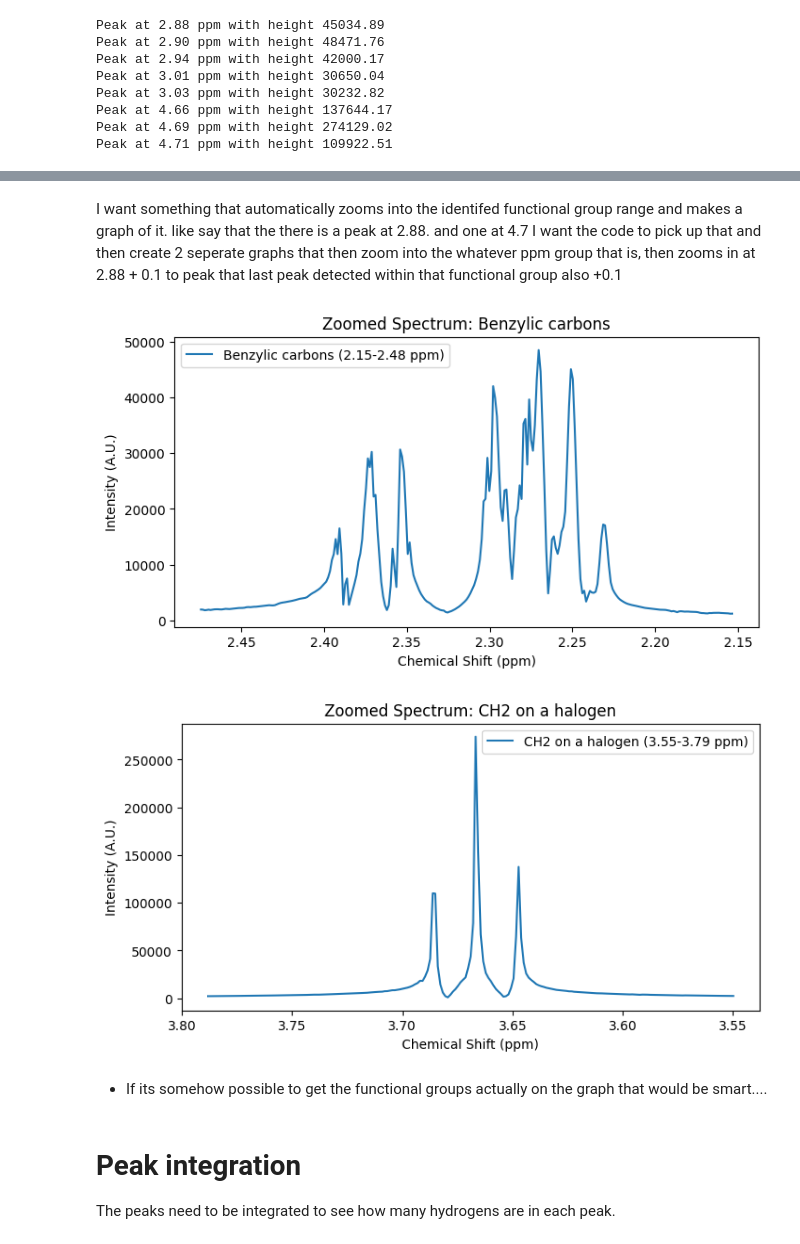
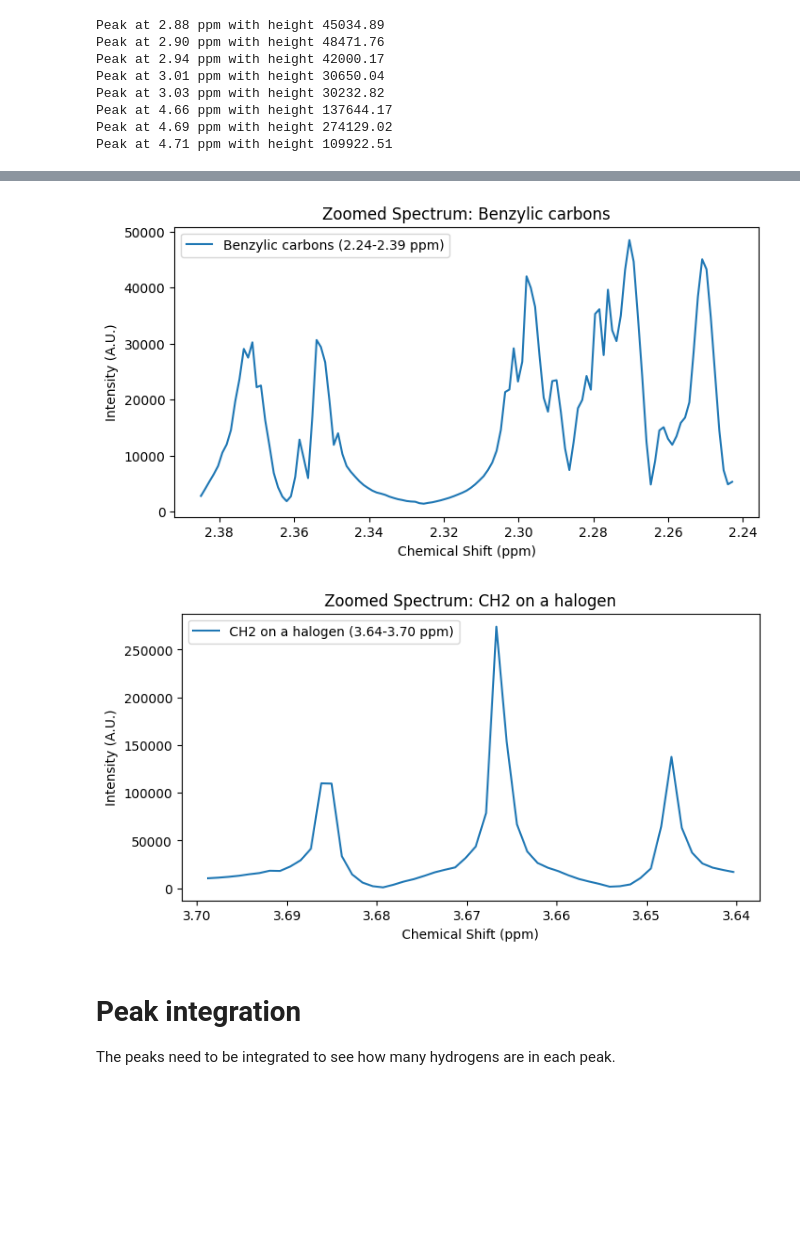
Before and after one commit to Quintinlf/NMR-Project, a Jupyter notebook: parsing_nmr_data.ipynb, the cells around one changed output, grey strips where cells are left out. Drawn from its saved outputs; the diff is of its cells as text; code cells hidden in the pictures; blank space fills up the shorter version.

```diff
--- a/parsing_nmr_data.ipynb
+++ b/parsing_nmr_data.ipynb
@@ -280,7 +276,5 @@ I am having difficulties here but I think that you might be better able to do it
-# %% [markdown]
-I want something that automatically zooms into the identifed functional group range and makes a graph of it. like say that the there is a peak at 2.88. and one at 4.7 I want the code to pick up that and then create 2 seperate graphs that then zoom into the whatever ppm group that is, then zooms in at 2.88 + 0.1 to peak that last peak detected within that functional group also +0.1
 # %%
-def auto_zoom_functional_groups(positive_frequencies, positive_magnitude, identified_groups, ppm_shifts, buffer=0.1):
+def auto_zoom_functional_groups(positive_frequencies, positive_magnitude, identified_groups, ppm_shifts, buffer=0.01):
     """
     For each functional group with detected peaks, plot a zoomed-in graph
     covering the range from the lowest to highest detected peak in that group,
@@ -296,38 +290,36 @@ def auto_zoom_functional_groups(positive_frequencies, positive_magnitude, identi
         if not ppm_range_str:
             continue
         ppm_min, ppm_max = map(float, ppm_range_str.replace("ppm", "").split("-"))
         # Only consider peaks within the defined ppm range for the group
         peaks_in_range = [ppm for ppm in peaks if ppm_min <= ppm <= ppm_max]
         if not peaks_in_range:
             continue
         # Define zoom window: min and max peak in group ± buffer
         zoom_min = min(peaks_in_range) - buffer
         zoom_max = max(peaks_in_range) + buffer
         # Mask for the zoomed region
         ppm_axis = positive_frequencies / 399.78219838
         mask = (ppm_axis >= zoom_min) & (ppm_axis <= zoom_max)
         # Plot
         plt.figure(figsize=(8, 4))
         plt.plot(ppm_axis[mask], positive_magnitude[mask], label=f"{group} ({zoom_min:.2f}-{zoom_max:.2f} ppm)")
         plt.gca().invert_xaxis()
         plt.title(f"Zoomed Spectrum: {group}")
         plt.xlabel("Chemical Shift (ppm)")
         plt.ylabel("Intensity (A.U.)")
         plt.legend()
         plt.show()
 
 auto_zoom_functional_groups(
     fftshift(positive_frequencies),
     fftshift(positive_magnitude),
     identified_groups,
     ppm_shifts,
-    buffer=0.1
+    buffer=0.01
 )
 # %% [output]
-[figure, old version]
+[figure, new version]
-[figure, old version]
+[figure, new version]
-# %% [markdown]
-* If its somehow possible to get the functional groups actually on the graph that would be smart....
 # %% [markdown]
 # Peak integration
 The peaks need to be integrated to see how many hydrogens are in each peak.
```
Also changed, not shown: parts of 11 cells of this notebook, 1 other file.
